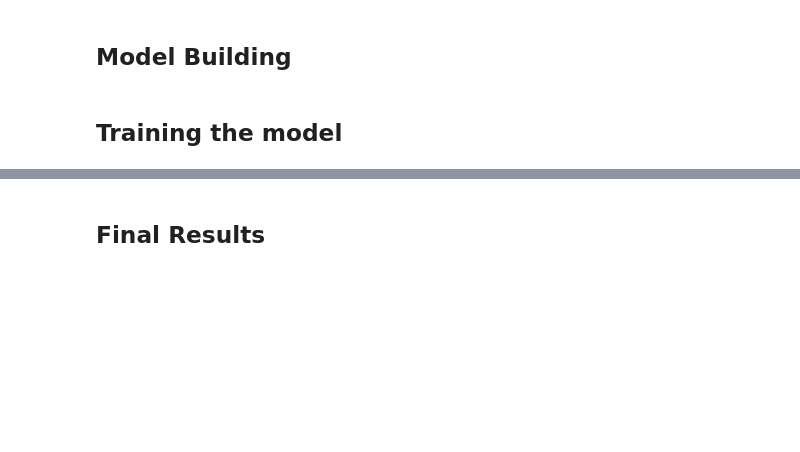
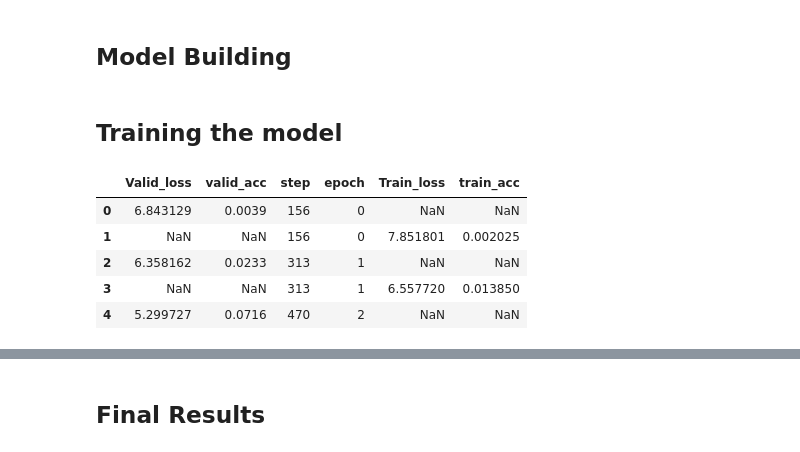
Before and after one commit to munish30monga/gnr_650, a Jupyter notebook: assignment_3.ipynb, the cells around one changed output, grey strips where cells are left out. Saved outputs shown, nothing was run; the diff lists cells and outputs as text; code cells hidden in the pictures; blank space fills up the shorter version.

```diff
--- a/assignment_3.ipynb
+++ b/assignment_3.ipynb
@@ -120,0 +229,10 @@ images_visualization(orig_img, permuted_img)
+# %%
+metric = pd.read_csv('lightning_logs/version_0/metrics.csv')
+metric.head()
+# %% [output]
+|  | Valid_loss | valid_acc | step | epoch | Train_loss | train_acc |
+| 0 | 6.843129 | 0.0039 | 156 | 0 | NaN | NaN |
+| 1 | NaN | NaN | 156 | 0 | 7.851801 | 0.002025 |
+| 2 | 6.358162 | 0.0233 | 313 | 1 | NaN | NaN |
+| 3 | NaN | NaN | 313 | 1 | 6.557720 | 0.013850 |
+| 4 | 5.299727 | 0.0716 | 470 | 2 | NaN | NaN |
```
Also changed, not shown: parts of 13 cells of this notebook.
